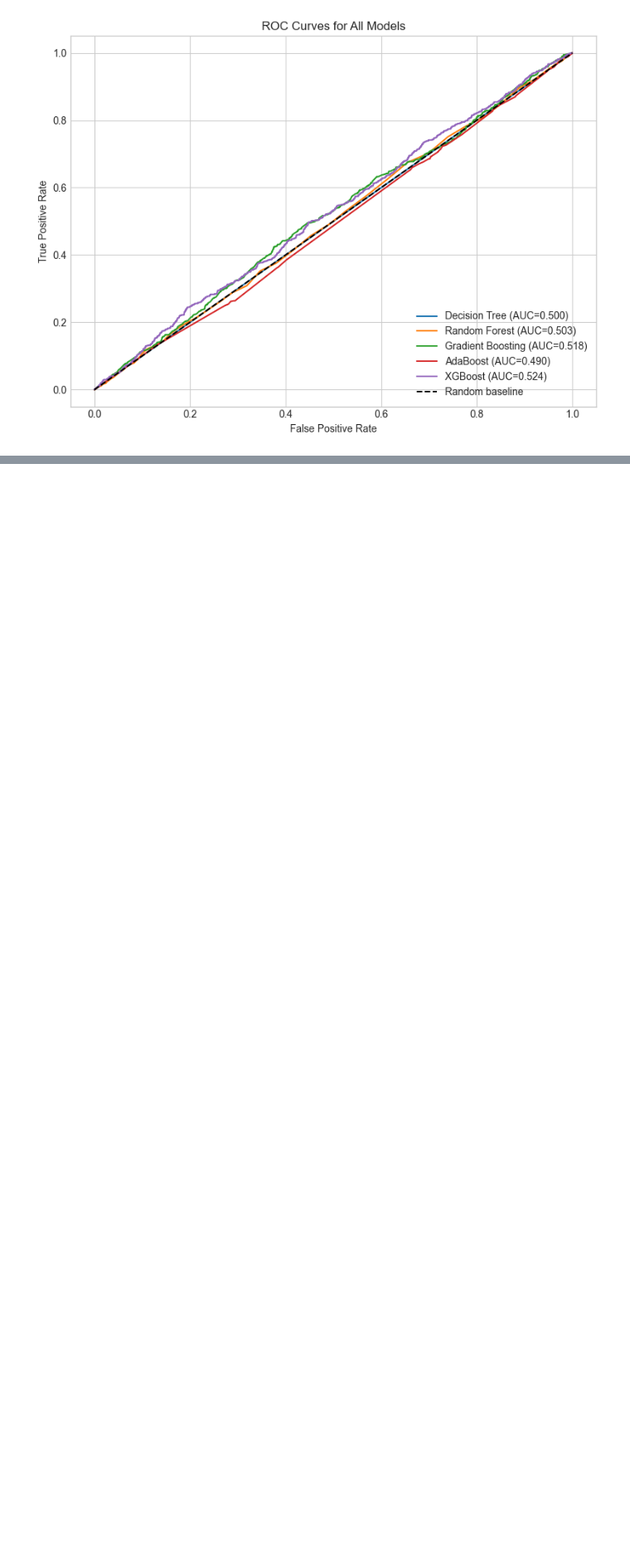
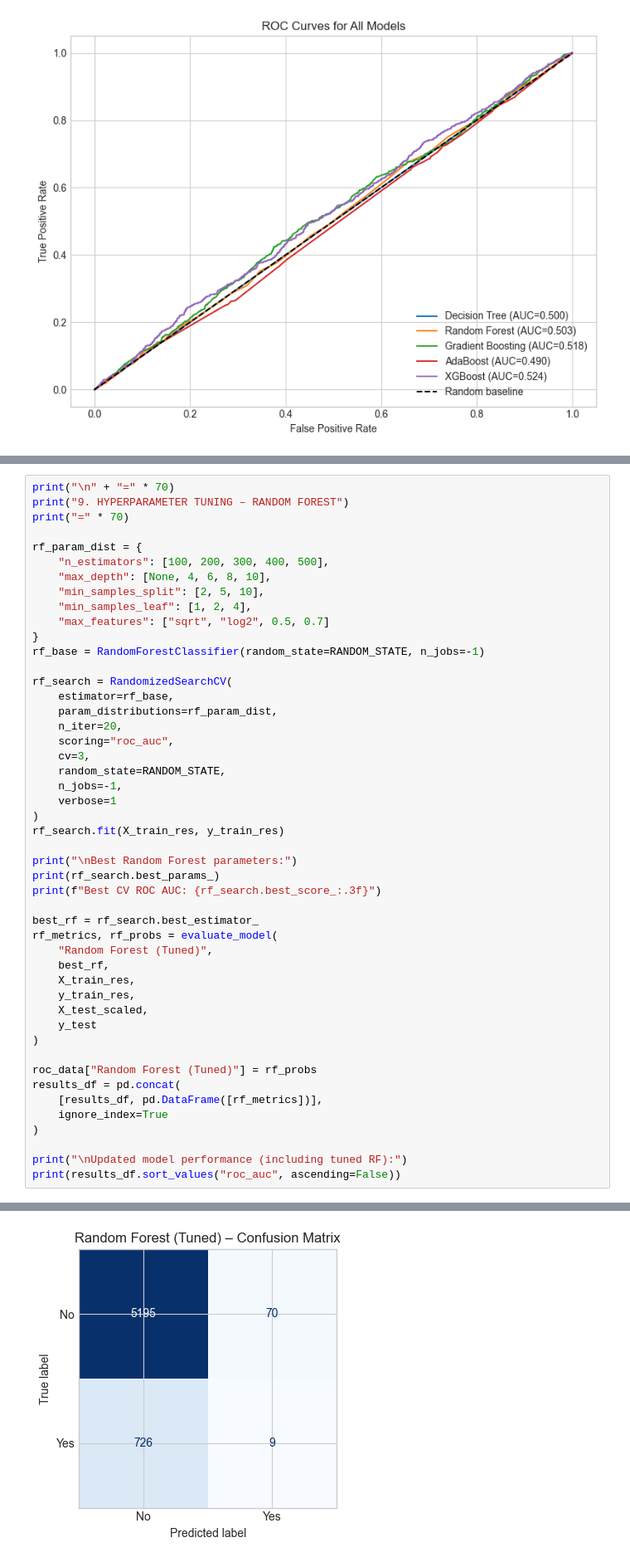
Before and after one commit to albertokabore/Hospital-Readmission-Prediction, a Jupyter notebook: notebooks/Readmission_Project.ipynb, the cells around one changed output, grey strips where cells are left out. Shown at 83% size. Drawn from its saved outputs; the diff is of its cells as text; blank space fills up the shorter version.

```diff
--- a/notebooks/Readmission_Project.ipynb
+++ b/notebooks/Readmission_Project.ipynb
@@ -1048,0 +1053,49 @@ plt.show()
+# %%
+print("\n" + "=" * 70)
+print("9. HYPERPARAMETER TUNING – RANDOM FOREST")
+print("=" * 70)
+
+rf_param_dist = {
+    "n_estimators": [100, 200, 300, 400, 500],
+    "max_depth": [None, 4, 6, 8, 10],
+    "min_samples_split": [2, 5, 10],
+    "min_samples_leaf": [1, 2, 4],
+    "max_features": ["sqrt", "log2", 0.5, 0.7]
+}
+rf_base = RandomForestClassifier(random_state=RANDOM_STATE, n_jobs=-1)
+
+rf_search = RandomizedSearchCV(
+    estimator=rf_base,
+    param_distributions=rf_param_dist,
+    n_iter=20,
+    scoring="roc_auc",
+    cv=3,
+    random_state=RANDOM_STATE,
+    n_jobs=-1,
+    verbose=1
+)
+rf_search.fit(X_train_res, y_train_res)
+
+print("\nBest Random Forest parameters:")
+print(rf_search.best_params_)
+print(f"Best CV ROC AUC: {rf_search.best_score_:.3f}")
+
+best_rf = rf_search.best_estimator_
+rf_metrics, rf_probs = evaluate_model(
+    "Random Forest (Tuned)",
+    best_rf,
+    X_train_res,
+    y_train_res,
+    X_test_scaled,
+    y_test
+)
+
+roc_data["Random Forest (Tuned)"] = rf_probs
+results_df = pd.concat(
+    [results_df, pd.DataFrame([rf_metrics])],
+    ignore_index=True
+)
+
+print("\nUpdated model performance (including tuned RF):")
+print(results_df.sort_values("roc_auc", ascending=False))
+# %% [output]
@@ -1048,0 +1119 @@ plt.show()
+[figure, added]
```
Also changed, not shown: parts of 5 cells of this notebook.
